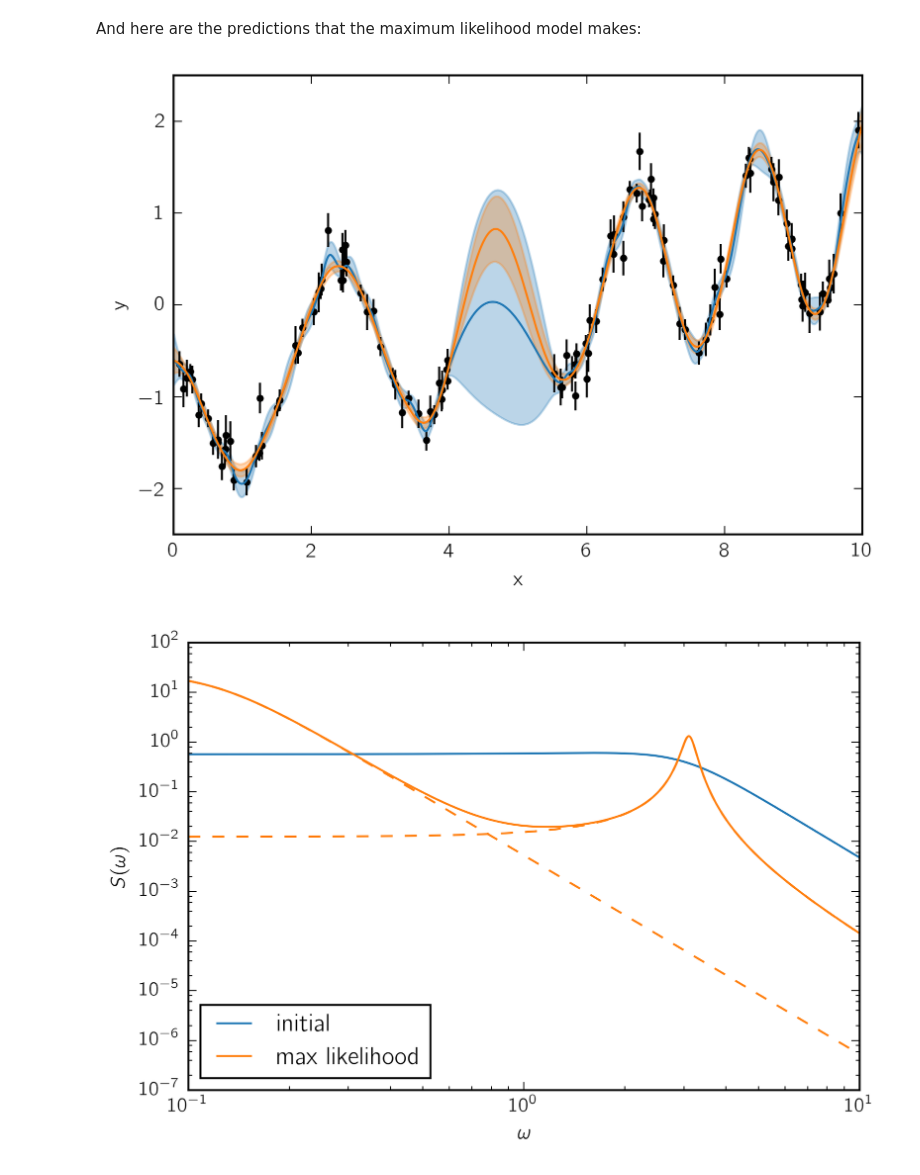
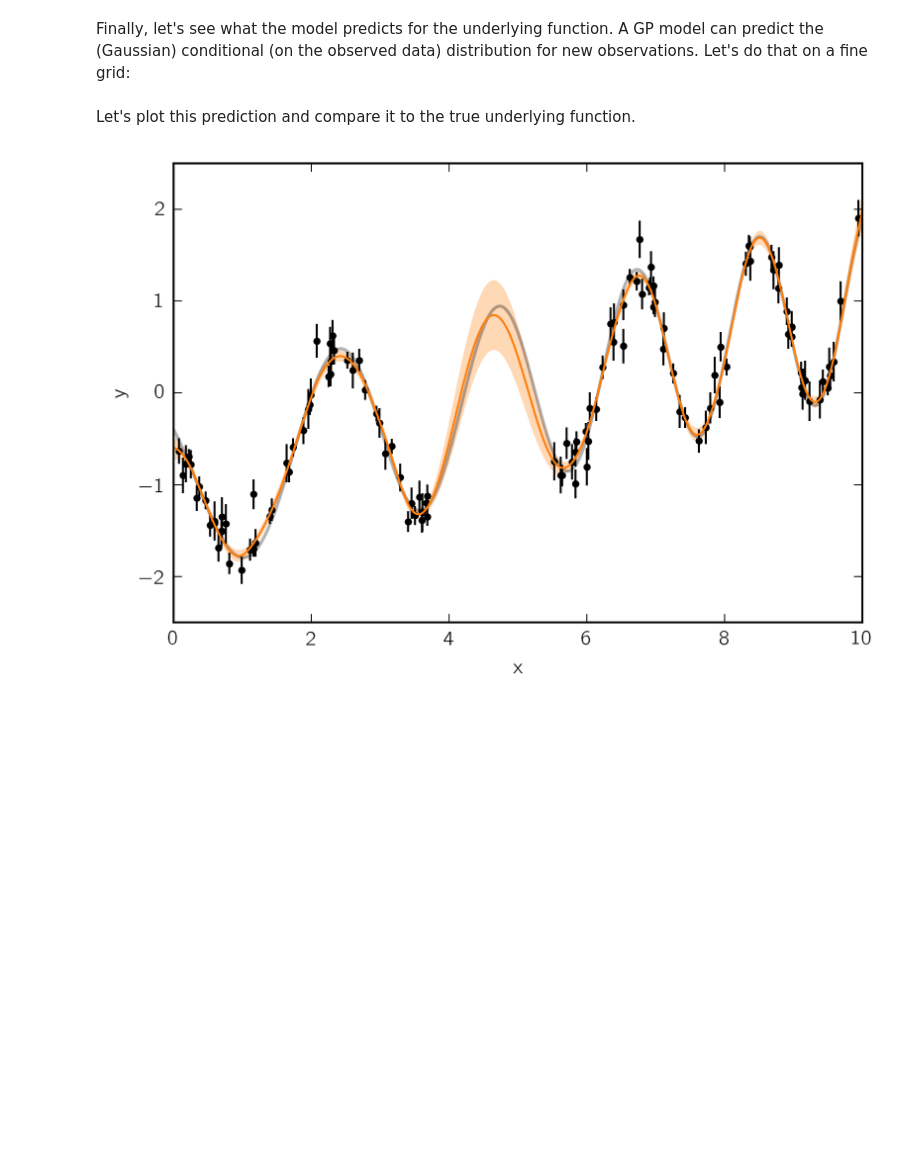
Before and after one commit to dfm/celerite, a Jupyter notebook: docs/_static/notebooks/getting_started.ipynb, the cells around one changed output. Cells and saved outputs as stored; diff of their text form; code cells hidden in the pictures; blank space fills up the shorter version.

```diff
--- a/docs/_static/notebooks/getting_started.ipynb
+++ b/docs/_static/notebooks/getting_started.ipynb
@@ -81,0 +66,4 @@ We can look at the parameters:
+# %%
+gp = celerite.GP(kernel, mean=np.mean(y))
+gp.compute(t, yerr)  # You always need to call compute once.
+print("Initial log likelihood: {0}".format(gp.log_likelihood(y)))
@@ -142,36 +139,21 @@ OrderedDict([('mean:value', -0.0008195585409595189),
-# %% [markdown]
-And here are the predictions that the maximum likelihood model makes:
-# %%
-mu, var = gp.predict(y, x, return_var=True)
-
-ml_color = "#ff7f0e"
-plt.errorbar(t, y, yerr=yerr, fmt=".k", capsize=0)
-plt.plot(x, initial_mu, color=initial_color)
-plt.fill_between(x, initial_mu + np.sqrt(initial_var),
-                 initial_mu - np.sqrt(initial_var),
-                 color=initial_color, alpha=0.3)
-plt.plot(x, mu, color=ml_color)
-plt.fill_between(x, mu + np.sqrt(var), mu - np.sqrt(var), color=ml_color, alpha=0.3)
-plt.xlabel("x")
-plt.ylabel("y")
-plt.xlim(0, 10)
-plt.ylim(-2.5, 2.5)
-
-plt.figure()
-psd = gp.kernel.get_psd(omega)
-plt.plot(omega, initial_psd, color=initial_color, label="initial")
-plt.plot(omega, psd, color=ml_color, label="max likelihood")
-plt.legend(loc=3, fontsize=12)
-
-# Let's plot each component of the PSD:
-for k in gp.kernel.terms:
-    plt.plot(omega, k.get_psd(omega), "--", color=ml_color)
-
-plt.yscale("log")
-plt.xscale("log")
-plt.xlim(omega[0], omega[-1])
-plt.xlabel("$\omega$")
-plt.ylabel("$S(\omega)$");
-# %% [output]
-[figure, removed]
-[figure, removed]
+# %% [markdown]
+Finally, let's see what the model predicts for the underlying function. A GP model can predict the (Gaussian) conditional (on the observed data) distribution for new observations. Let's do that on a fine grid:
+# %%
+x = np.linspace(0, 10, 5000)
+pred_mean, pred_var = gp.predict(y, x, return_var=True)
+pred_std = np.sqrt(pred_var)
+# %% [markdown]
+Let's plot this prediction and compare it to the true underlying function.
+# %%
+color = "#ff7f0e"
+plt.plot(true_t, true_y, "k", lw=1.5, alpha=0.3)
+plt.errorbar(t, y, yerr=yerr, fmt=".k", capsize=0)
+plt.plot(x, pred_mean, color=color)
+plt.fill_between(x, pred_mean+pred_std, pred_mean-pred_std, color=color, alpha=0.3,
+                 edgecolor="none")
+plt.xlabel("x")
+plt.ylabel("y")
+plt.xlim(0, 10)
+plt.ylim(-2.5, 2.5);
+# %% [output]
+[figure, added]
```
Also changed, not shown: parts of 26 cells of this notebook, 7 other files.
